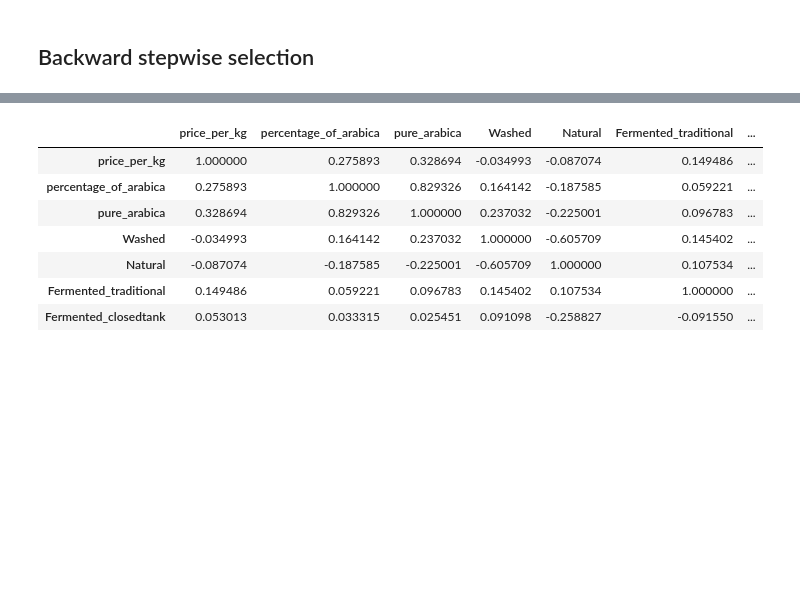
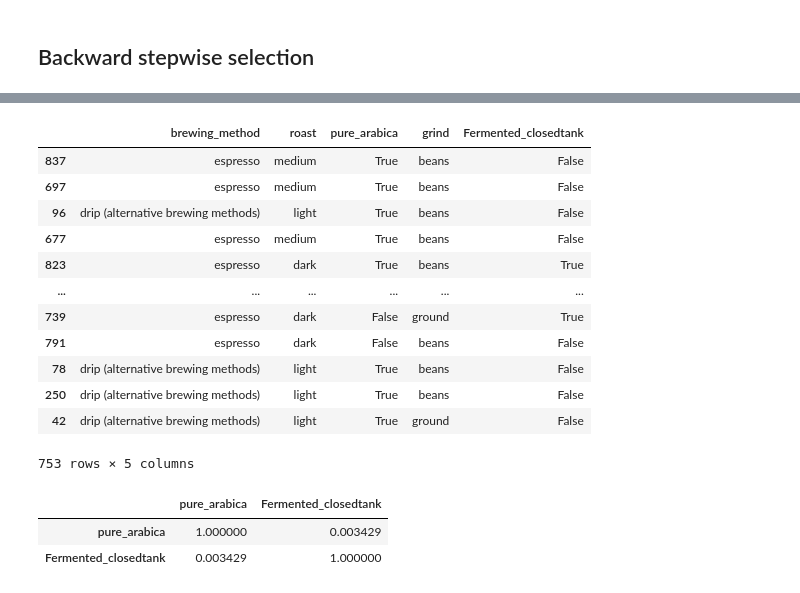
Before and after one commit to dominikacecylia/Coffee-regression-project, a Jupyter notebook: coffee_desk_data_statistical_modelling.ipynb, the cells around one changed output, grey strips where cells are left out. Drawn from its saved outputs; the diff is of its cells as text; code cells hidden in the pictures; blank space fills up the shorter version.

```diff
--- a/coffee_desk_data_statistical_modelling.ipynb
+++ b/coffee_desk_data_statistical_modelling.ipynb
@@ -46,3 +46,7 @@ coffee_df
 862 rows × 15 columns
 # %%
 coffee_df.rename(columns={'brewing method':'brewing_method', 'arabica (%)':'percentage_of_arabica', 'Pure arabica':'pure_arabica', 'region of origin':'region_of_origin', 'Fermented/macerated (traditional)':'Fermented_traditional', 'Fermented/macerated (closed tank)':'Fermented_closedtank'}, inplace=True)
+# %%
+coffee_df = coffee_df[coffee_df.price_per_kg != 135.2]
+coffee_df = coffee_df[coffee_df.price_per_kg != 71.88]
+coffee_df = coffee_df[coffee_df.price_per_kg < 100]
@@ -674,14 +787,26 @@ Notes:
+# %%
+train_df_important = train_df[['brewing_method', 'roast', 'pure_arabica', 'grind', 'Fermented_closedtank']]
+train_df_important
+# %% [output]
+|  | brewing_method | roast | pure_arabica | grind | Fermented_closedtank |
+| 837 | espresso | medium | True | beans | False |
+| 697 | espresso | medium | True | beans | False |
+| 96 | drip (alternative brewing methods) | light | True | beans | False |
+| 677 | espresso | medium | True | beans | False |
+| 823 | espresso | dark | True | beans | True |
+| ... | ... | ... | ... | ... | ... |
+| 739 | espresso | dark | False | ground | True |
+| 791 | espresso | dark | False | beans | False |
+| 78 | drip (alternative brewing methods) | light | True | beans | False |
+| 250 | drip (alternative brewing methods) | light | True | beans | False |
+| 42 | drip (alternative brewing methods) | light | True | ground | False |
+753 rows × 5 columns
 # %%
-train_df.corr()
+train_df_important.corr()
 # %% [output]
-|  | price_per_kg | percentage_of_arabica | pure_arabica | Washed | Natural | Fermented_traditional | ... |
-| price_per_kg | 1.000000 | 0.275893 | 0.328694 | -0.034993 | -0.087074 | 0.149486 | ... |
-| percentage_of_arabica | 0.275893 | 1.000000 | 0.829326 | 0.164142 | -0.187585 | 0.059221 | ... |
-| pure_arabica | 0.328694 | 0.829326 | 1.000000 | 0.237032 | -0.225001 | 0.096783 | ... |
-| Washed | -0.034993 | 0.164142 | 0.237032 | 1.000000 | -0.605709 | 0.145402 | ... |
-| Natural | -0.087074 | -0.187585 | -0.225001 | -0.605709 | 1.000000 | 0.107534 | ... |
-| Fermented_traditional | 0.149486 | 0.059221 | 0.096783 | 0.145402 | 0.107534 | 1.000000 | ... |
-| Fermented_closedtank | 0.053013 | 0.033315 | 0.025451 | 0.091098 | -0.258827 | -0.091550 | ... |
+|  | pure_arabica | Fermented_closedtank |
+| pure_arabica | 1.000000 | 0.003429 |
+| Fermented_closedtank | 0.003429 | 1.000000 |
 # %%
 # import plotly.graph_objects as go
 
```
Also changed, not shown: parts of 47 cells of this notebook.
